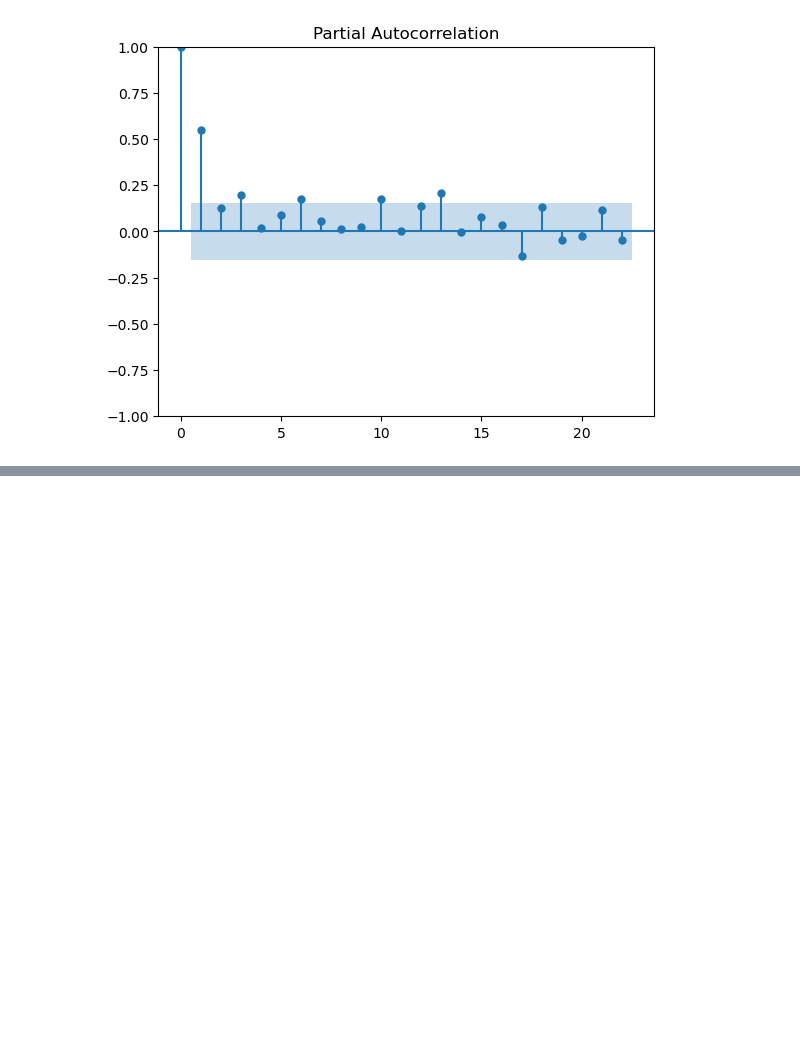
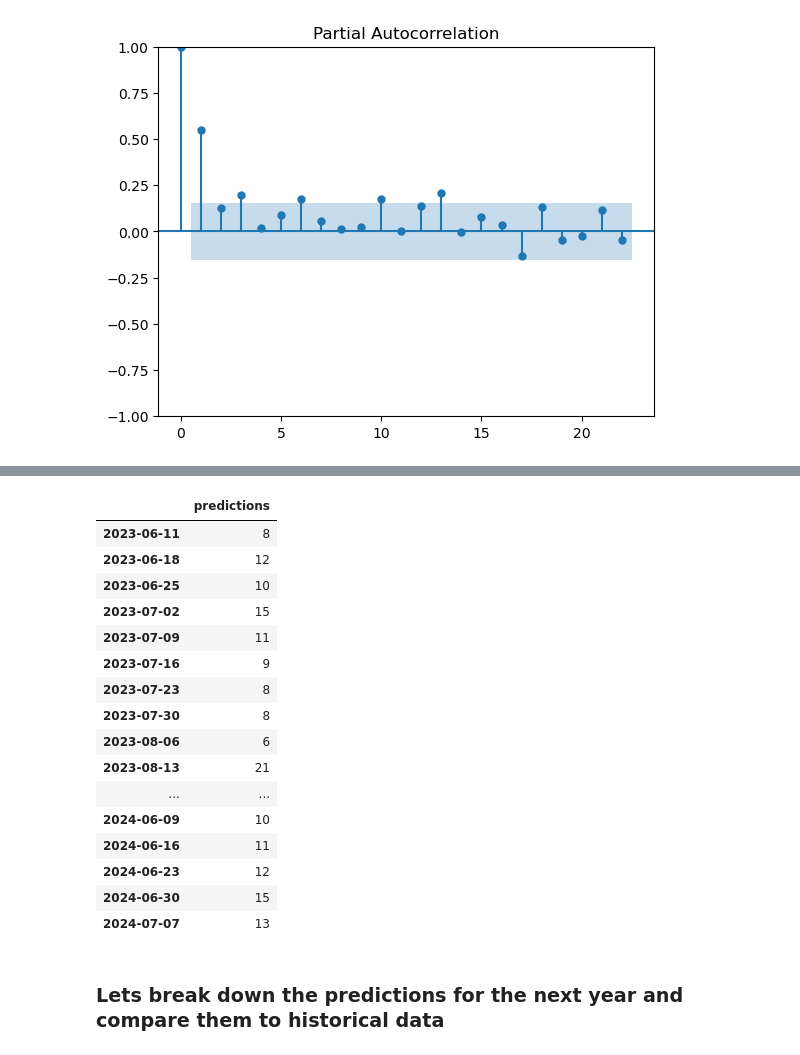
Before and after one commit to jaredap1995/JP-HPC-Data-Analysis, a Jupyter notebook: business_analysis_notebooks/income_scheduling_analysis.ipynb, the cells around one changed output, grey strips where cells are left out. Cells and saved outputs as stored; diff of their text form; code cells hidden in the pictures; blank space fills up the shorter version.

```diff
--- a/business_analysis_notebooks/income_scheduling_analysis.ipynb
+++ b/business_analysis_notebooks/income_scheduling_analysis.ipynb
@@ -590,0 +543,25 @@ Freq: W-SUN, Name: predicted_mean, dtype: float64
+# %%
+predictions_df=pd.DataFrame(predictions)
+predictions_df['predictions']=predictions_df['predicted_mean'].astype(int)
+predictions_df=predictions_df.drop(columns=['predicted_mean'])
+predictions_df
+# %% [output]
+|  | predictions |
+| 2023-06-11 | 8 |
+| 2023-06-18 | 12 |
+| 2023-06-25 | 10 |
+| 2023-07-02 | 15 |
+| 2023-07-09 | 11 |
+| 2023-07-16 | 9 |
+| 2023-07-23 | 8 |
+| 2023-07-30 | 8 |
+| 2023-08-06 | 6 |
+| 2023-08-13 | 21 |
+| ... | ... |
+| 2024-06-09 | 10 |
+| 2024-06-16 | 11 |
+| 2024-06-23 | 12 |
+| 2024-06-30 | 15 |
+| 2024-07-07 | 13 |
+# %% [markdown]
+### Lets break down the predictions for the next year and compare them to historical data
```
Also changed, not shown: parts of 15 cells of this notebook, 1 other file.
